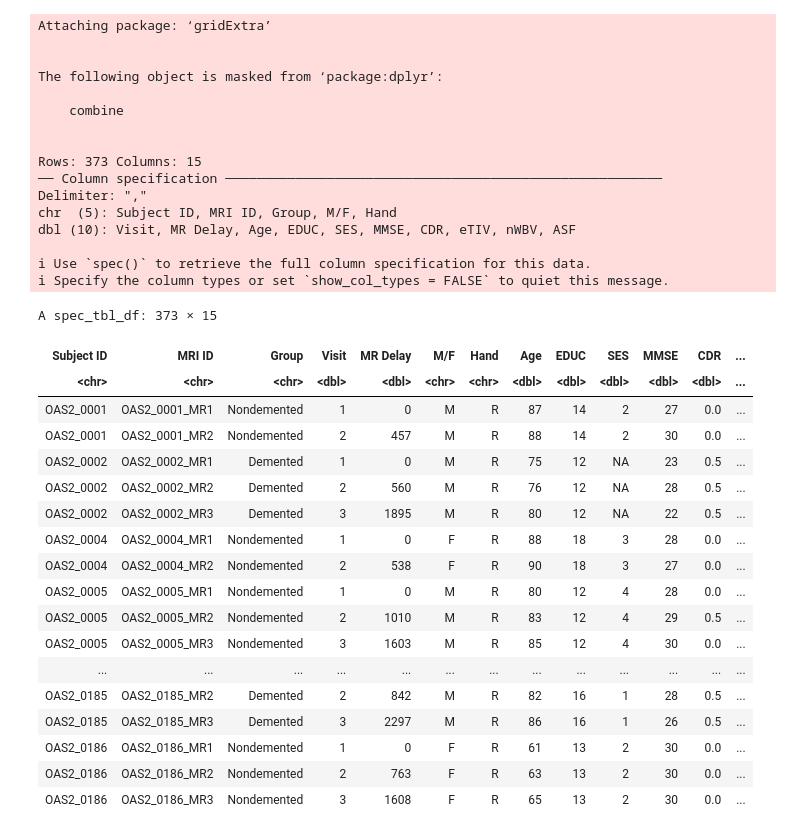
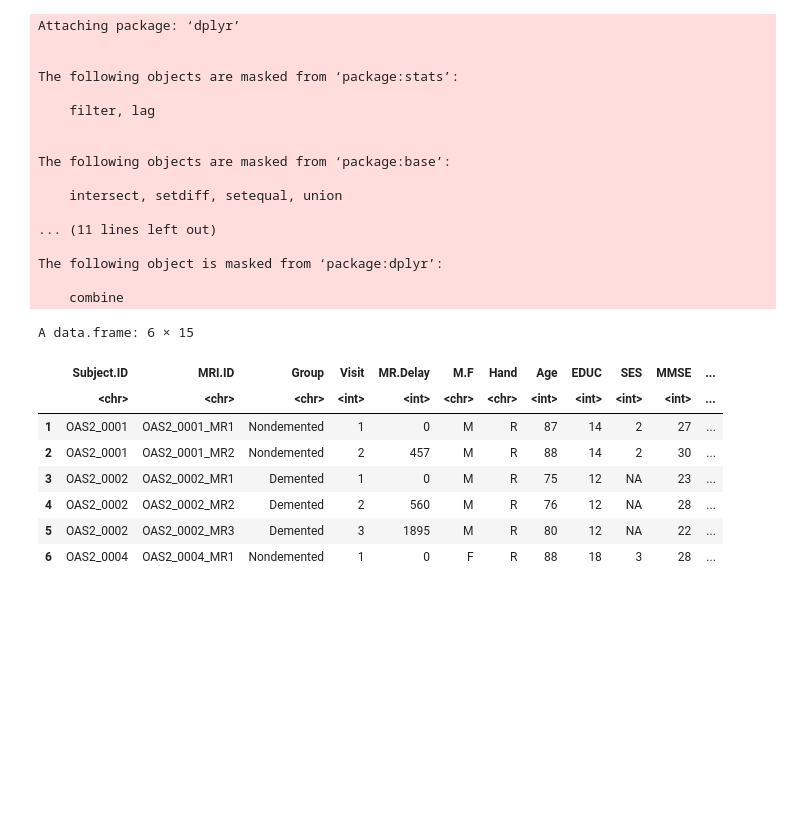
Before and after one commit to yuwangy/alzheimer_analysis, a Jupyter notebook: Project Proposal.ipynb, the cells around one changed output. Drawn from its saved outputs; the diff is of its cells as text; code cells hidden in the pictures; blank space fills up the shorter version.

```diff
--- a/Project Proposal.ipynb
+++ b/Project Proposal.ipynb
@@ -1,53 +1,44 @@
 # %%
 # Load the required libraries
 library(dplyr)
 library(readr)
 library(cowplot)
 library(datateachr)
 library(infer)
 library(repr)
 library(tidyverse)
 library(digest)
 library(gridExtra)
 
 
 # Read the alzheimer dataset CSV file into a data frame from the github web
 
-data_alzheimer <- read_csv("https://raw.githubusercontent.com/yuwangy/alzheimer_analysis/main/oasis_longitudinal.csv")
-data_alzheimer
+data_alzheimer <- read.csv("https://raw.githubusercontent.com/yuwangy/alzheimer_analysis/main/oasis_longitudinal.csv")
+head(data_alzheimer)
 # %% [output]
-Attaching package: ‘gridExtra’
+Attaching package: ‘dplyr’
 
+
+The following objects are masked from ‘package:stats’:
+
+    filter, lag
+
+
+The following objects are masked from ‘package:base’:
+
+    intersect, setdiff, setequal, union
+
+... (11 lines left out)
 
 The following object is masked from ‘package:dplyr’:
 
     combine
-
-
-Rows: 373 Columns: 15
-── Column specification ────────────────────────────────────────────────────────
-Delimiter: ","
-chr  (5): Subject ID, MRI ID, Group, M/F, Hand
-dbl (10): Visit, MR Delay, Age, EDUC, SES, MMSE, CDR, eTIV, nWBV, ASF
-
-ℹ Use `spec()` to retrieve the full column specification for this data.
-ℹ Specify the column types or set `show_col_types = FALSE` to quiet this message.
-A spec_tbl_df: 373 × 15
+A data.frame: 6 × 15
-| Subject ID | MRI ID | Group | Visit | MR Delay | M/F | Hand | Age | EDUC | SES | MMSE | CDR | ... |
-| <chr> | <chr> | <chr> | <dbl> | <dbl> | <chr> | <chr> | <dbl> | <dbl> | <dbl> | <dbl> | <dbl> | ... |
-| OAS2_0001 | OAS2_0001_MR1 | Nondemented | 1 | 0 | M | R | 87 | 14 | 2 | 27 | 0.0 | ... |
-| OAS2_0001 | OAS2_0001_MR2 | Nondemented | 2 | 457 | M | R | 88 | 14 | 2 | 30 | 0.0 | ... |
-| OAS2_0002 | OAS2_0002_MR1 | Demented | 1 | 0 | M | R | 75 | 12 | NA | 23 | 0.5 | ... |
-| OAS2_0002 | OAS2_0002_MR2 | Demented | 2 | 560 | M | R | 76 | 12 | NA | 28 | 0.5 | ... |
-| OAS2_0002 | OAS2_0002_MR3 | Demented | 3 | 1895 | M | R | 80 | 12 | NA | 22 | 0.5 | ... |
-| OAS2_0004 | OAS2_0004_MR1 | Nondemented | 1 | 0 | F | R | 88 | 18 | 3 | 28 | 0.0 | ... |
-| OAS2_0004 | OAS2_0004_MR2 | Nondemented | 2 | 538 | F | R | 90 | 18 | 3 | 27 | 0.0 | ... |
-| OAS2_0005 | OAS2_0005_MR1 | Nondemented | 1 | 0 | M | R | 80 | 12 | 4 | 28 | 0.0 | ... |
-| OAS2_0005 | OAS2_0005_MR2 | Nondemented | 2 | 1010 | M | R | 83 | 12 | 4 | 29 | 0.5 | ... |
-| OAS2_0005 | OAS2_0005_MR3 | Nondemented | 3 | 1603 | M | R | 85 | 12 | 4 | 30 | 0.0 | ... |
-| ... | ... | ... | ... | ... | ... | ... | ... | ... | ... | ... | ... | ... |
-| OAS2_0185 | OAS2_0185_MR2 | Demented | 2 | 842 | M | R | 82 | 16 | 1 | 28 | 0.5 | ... |
-| OAS2_0185 | OAS2_0185_MR3 | Demented | 3 | 2297 | M | R | 86 | 16 | 1 | 26 | 0.5 | ... |
-| OAS2_0186 | OAS2_0186_MR1 | Nondemented | 1 | 0 | F | R | 61 | 13 | 2 | 30 | 0.0 | ... |
-| OAS2_0186 | OAS2_0186_MR2 | Nondemented | 2 | 763 | F | R | 63 | 13 | 2 | 30 | 0.0 | ... |
-| OAS2_0186 | OAS2_0186_MR3 | Nondemented | 3 | 1608 | F | R | 65 | 13 | 2 | 30 | 0.0 | ... |
+|  | Subject.ID | MRI.ID | Group | Visit | MR.Delay | M.F | Hand | Age | EDUC | SES | MMSE | ... |
+|  | <chr> | <chr> | <chr> | <int> | <int> | <chr> | <chr> | <int> | <int> | <int> | <int> | ... |
+| 1 | OAS2_0001 | OAS2_0001_MR1 | Nondemented | 1 | 0 | M | R | 87 | 14 | 2 | 27 | ... |
+| 2 | OAS2_0001 | OAS2_0001_MR2 | Nondemented | 2 | 457 | M | R | 88 | 14 | 2 | 30 | ... |
+| 3 | OAS2_0002 | OAS2_0002_MR1 | Demented | 1 | 0 | M | R | 75 | 12 | NA | 23 | ... |
+| 4 | OAS2_0002 | OAS2_0002_MR2 | Demented | 2 | 560 | M | R | 76 | 12 | NA | 28 | ... |
+| 5 | OAS2_0002 | OAS2_0002_MR3 | Demented | 3 | 1895 | M | R | 80 | 12 | NA | 22 | ... |
+| 6 | OAS2_0004 | OAS2_0004_MR1 | Nondemented | 1 | 0 | F | R | 88 | 18 | 3 | 28 | ... |
```
Also changed, not shown: parts of 8 cells of this notebook.
